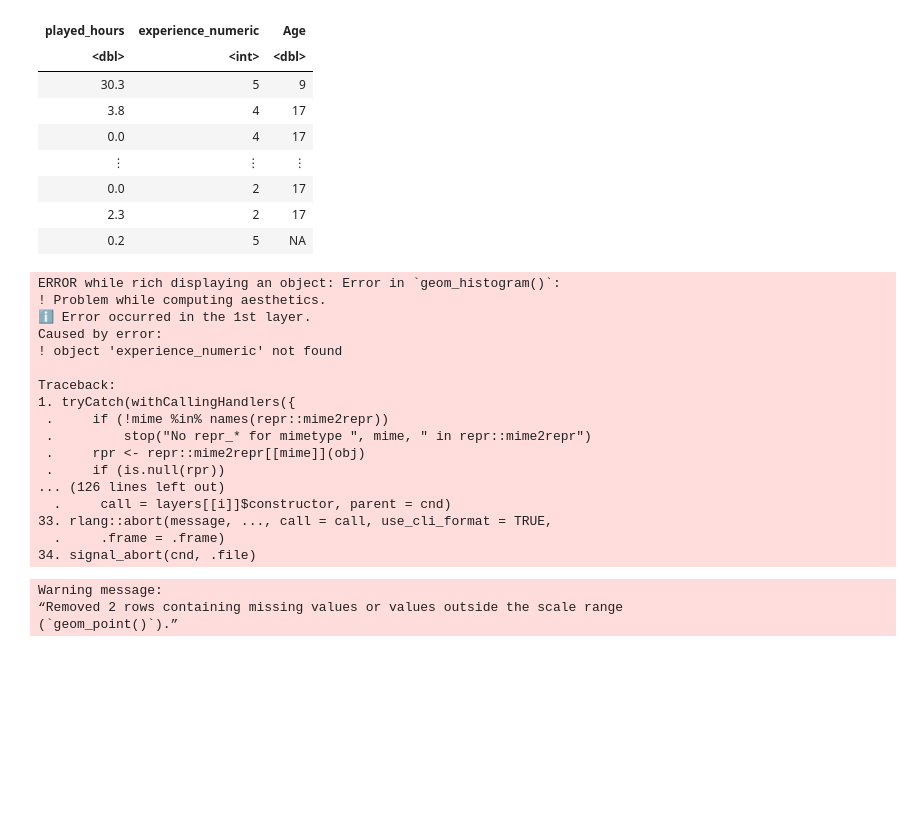
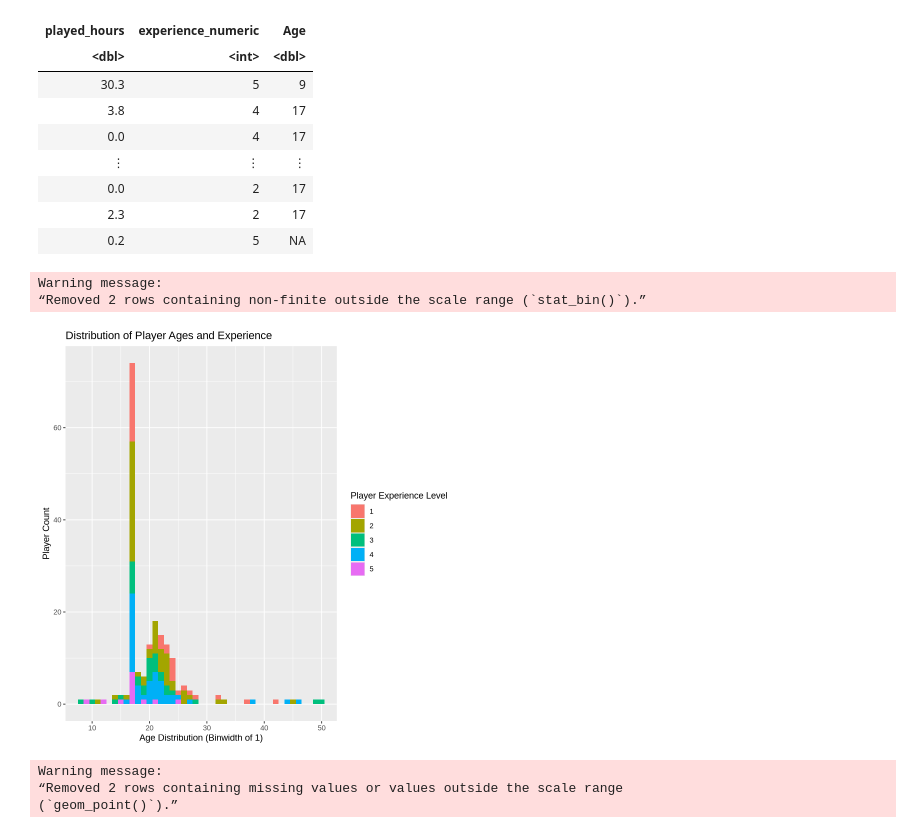
Before and after one commit to Seanrsl19/dsci-100-s006-g35, a Jupyter notebook: project_final.ipynb, the cells around one changed output. Cells and saved outputs as stored; diff of their text form; code cells hidden in the pictures; blank space fills up the shorter version.

Commit message:
add histogram

```diff
--- a/project_final.ipynb
+++ b/project_final.ipynb
@@ -194,28 +194,18 @@ A tibble: 192 × 3
 # %%
 # Histogram for player age and experience distribution
 age_experience_dist <- tidy_players |>
-    ggplot(aes(x = Age, fill = as.factor(experience_numeric))) +
-    geom_histogram(binwidth=1)
+    ggplot(aes(x = Age, fill = factor(experience_numeric))) +
+    geom_histogram(binwidth=1) +
+    xlab("Age Distribution (Binwidth of 1)") +
+    ylab("Player Count") +
+    labs(fill = "Player Experience Level") +
+    ggtitle("Distribution of Player Ages and Experience")
 
 age_experience_dist
 # %% [output]
-ERROR while rich displaying an object: Error in `geom_histogram()`:
-! Problem while computing aesthetics.
-ℹ Error occurred in the 1st layer.
-Caused by error:
-! object 'experience_numeric' not found
-
-Traceback:
-1. tryCatch(withCallingHandlers({
- .     if (!mime %in% names(repr::mime2repr))
- .         stop("No repr_* for mimetype ", mime, " in repr::mime2repr")
- .     rpr <- repr::mime2repr[[mime]](obj)
- .     if (is.null(rpr))
-... (126 lines left out)
-  .     call = layers[[i]]$constructor, parent = cnd)
-33. rlang::abort(message, ..., call = call, use_cli_format = TRUE,
-  .     .frame = .frame)
-34. signal_abort(cnd, .file)
+Warning message:
+“Removed 2 rows containing non-finite outside the scale range (`stat_bin()`).”
+[figure, added]
 # %%
 # Age vs Play time
 prepredict_plot <- tidy_players |>
```
Also changed, not shown: parts of 2 cells of this notebook.
